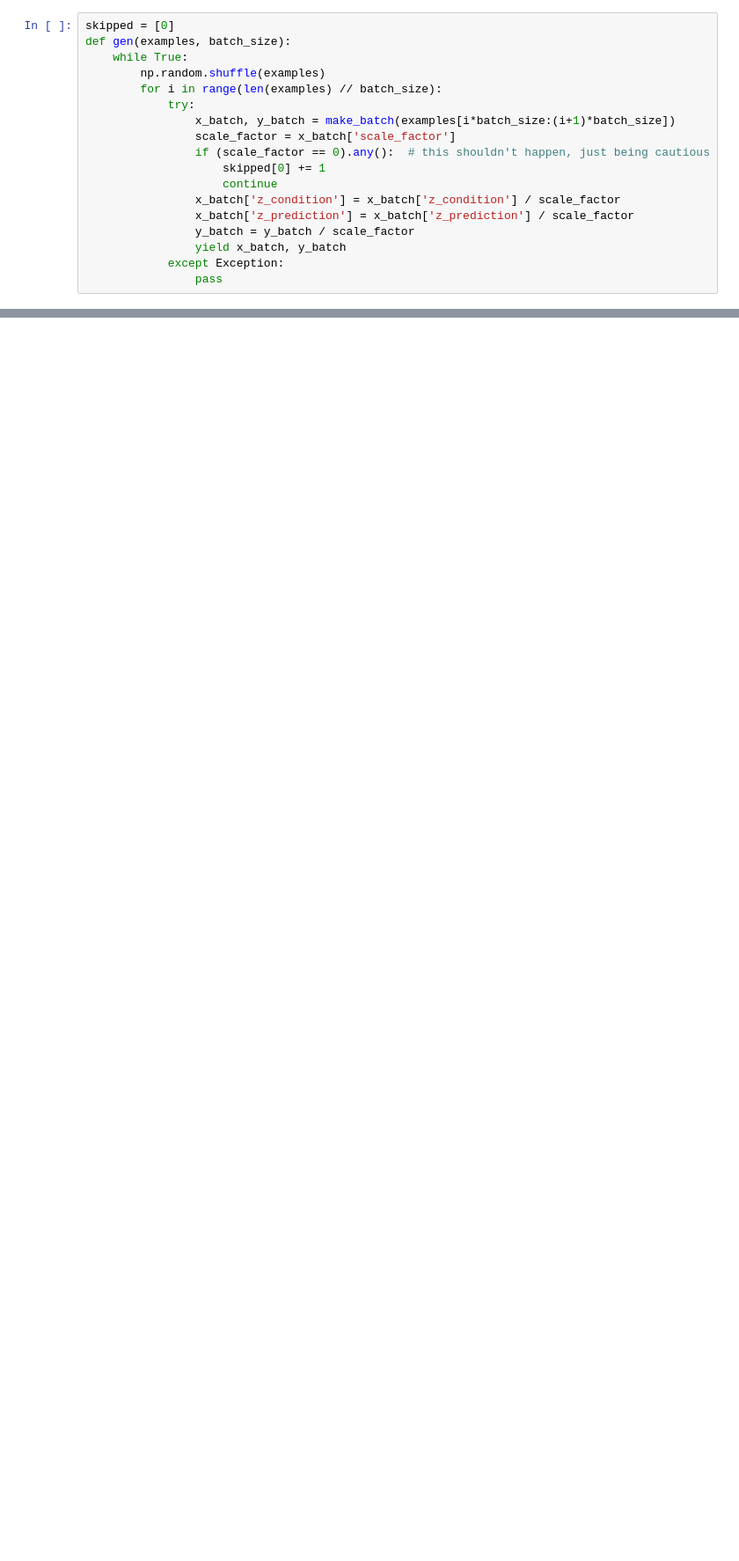
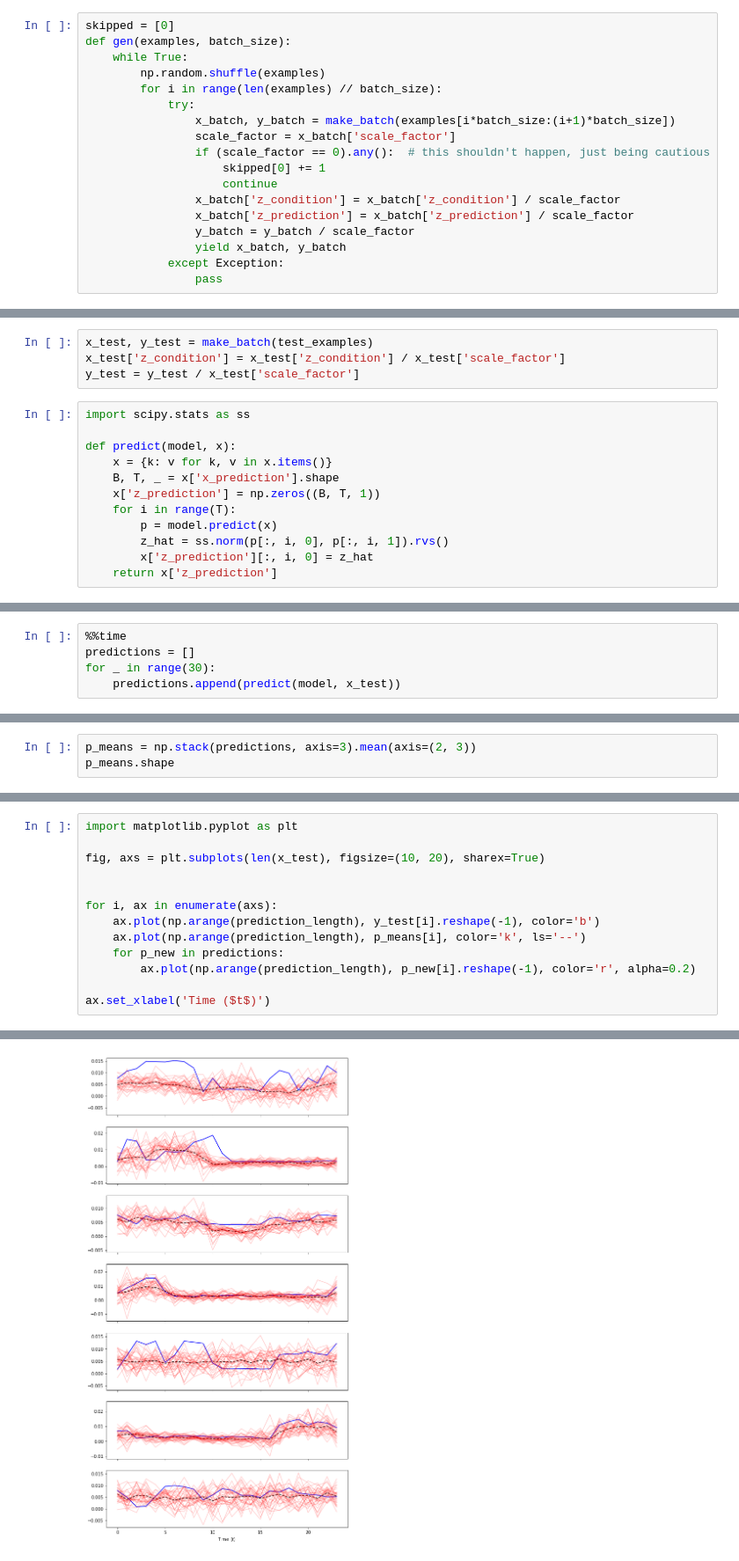
Before and after one commit to dantegates/deep-ar, a Jupyter notebook: deep-ar.ipynb, the cells around one changed output, grey strips where cells are left out. Shown at 88% size. Cells and saved outputs as stored; diff of their text form; blank space fills up the shorter version.

```diff
--- a/deep-ar.ipynb
+++ b/deep-ar.ipynb
@@ -589,0 +554,16 @@ plt.plot(np.arange(condition_length), x_test['z_condition'][i].reshape(-1))
+# %%
+x_test, y_test = make_batch(test_examples)
+x_test['z_condition'] = x_test['z_condition'] / x_test['scale_factor']
+y_test = y_test / x_test['scale_factor']
+# %%
+import scipy.stats as ss
+
+def predict(model, x):
+    x = {k: v for k, v in x.items()}
+    B, T, _ = x['x_prediction'].shape
+    x['z_prediction'] = np.zeros((B, T, 1))
+    for i in range(T):
+        p = model.predict(x)
+        z_hat = ss.norm(p[:, i, 0], p[:, i, 1]).rvs()
+        x['z_prediction'][:, i, 0] = z_hat
+    return x['z_prediction']
@@ -589,0 +572,5 @@ plt.plot(np.arange(condition_length), x_test['z_condition'][i].reshape(-1))
+# %%
+%%time
+predictions = []
+for _ in range(30):
+    predictions.append(predict(model, x_test))
@@ -589,0 +580,3 @@ plt.plot(np.arange(condition_length), x_test['z_condition'][i].reshape(-1))
+# %%
+p_means = np.stack(predictions, axis=3).mean(axis=(2, 3))
+p_means.shape
@@ -589,0 +585,14 @@ plt.plot(np.arange(condition_length), x_test['z_condition'][i].reshape(-1))
+# %%
+import matplotlib.pyplot as plt
+
+fig, axs = plt.subplots(len(x_test), figsize=(10, 20), sharex=True)
+
+
+for i, ax in enumerate(axs):
+    ax.plot(np.arange(prediction_length), y_test[i].reshape(-1), color='b')
+    ax.plot(np.arange(prediction_length), p_means[i], color='k', ls='--')
+    for p_new in predictions:
+        ax.plot(np.arange(prediction_length), p_new[i].reshape(-1), color='r', alpha=0.2)
+
+ax.set_xlabel('Time ($t$)')
+# %% [output]
@@ -589,0 +600 @@ plt.plot(np.arange(condition_length), x_test['z_condition'][i].reshape(-1))
+[figure, added]
```
Also changed, not shown: parts of 27 cells of this notebook.
